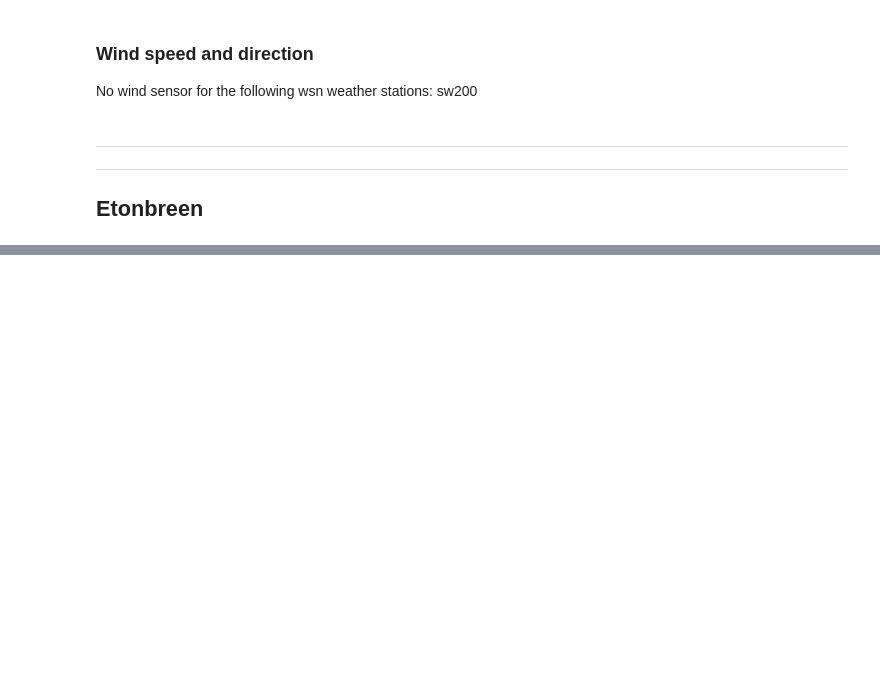
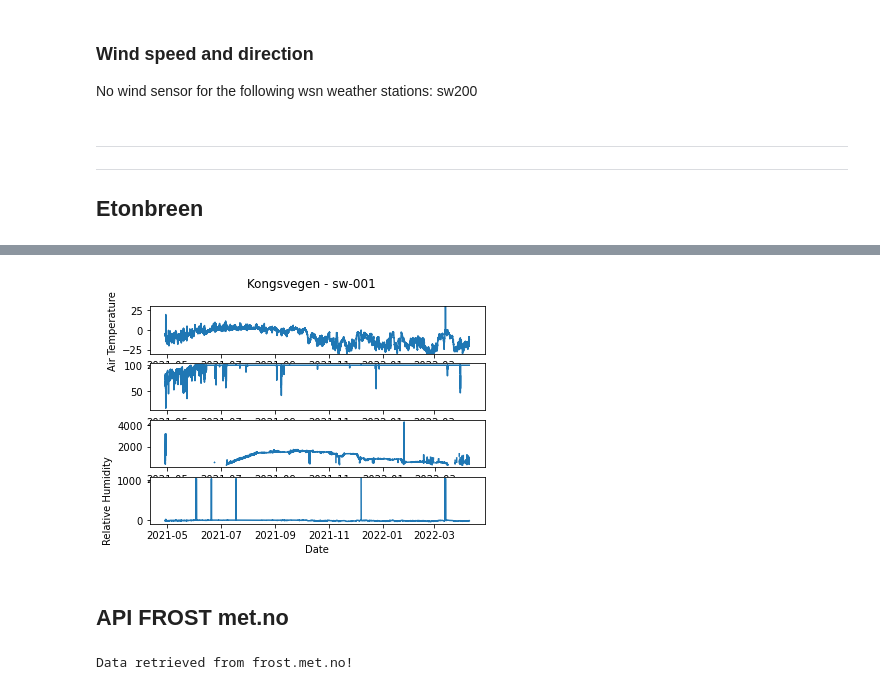
Before and after one commit to UiOHive/wsn_filters, a Jupyter notebook: plot_data_qc_netcdf.ipynb, the cells around one changed output, grey strips where cells are left out. Drawn from its saved outputs; the diff is of its cells as text; code cells hidden in the pictures; blank space fills up the shorter version.

```diff
--- a/plot_data_qc_netcdf.ipynb
+++ b/plot_data_qc_netcdf.ipynb
@@ -41,7 +41,7 @@ Data variables:
     time_coverage_end:         2021-08-20T16:00:00+00:00
     time_coverage_resolution:  P602S
 # %%
-x=sw125
+x=sw110
 a=x.ta.sel(time=slice('2021-05-01','2021-08-01')).mean(skipna=True)-273.15;print('MJJ T mean: {}'.format(a.values.round(2)))
 b=x.ta.sel(time=slice('2021-05-01','2021-06-01')).mean(skipna=True)-273.15;print('May T mean: {}'.format(b.values.round(2)))
 c=x.snd.sel(time=slice('2021-05-01','2021-06-01')).mean(skipna=True)*100;print('May snow mean: {}'.format(c.values.round(0)))
@@ -541,0 +548,23 @@ plt.show()
+# %%
+from wsn_client import query
+import datetime, os
+from matplotlib import pyplot
+import numpy as np
+import pandas as pd
+
+start = datetime.datetime(2021, 1, 1)
+end = datetime.datetime(2022, 9, 1)
+# Load data
+name='sw-001'
+var_oi = ['tmp_temperature', 'bme_hum', 'bme_pres', 'mb_distance', 'mlx_object']
+df = query.query('postgresql',fields=var_oi, name=name,
+                      time__gte=start, time__lte=end, limit=2000000000000)
+## Formatting
+# Replace Nones in empty lists by NaNs
+df = df.fillna(value=np.nan)
+# Assign NaNs to -9999 values
+df = df.replace('-9999',np.nan)
+# Remove column with time as number
+del df['time']
+df.mb_distance = df.mb_distance.apply(lambda x: np.median(np.array(x)))
+df.head()
@@ -541,0 +579,14 @@ plt.show()
+# %%
+# Plot
+fig, (ax1, ax2, ax3, ax4) = pyplot.subplots(4)
+fig.suptitle('Kongsvegen - sw-001')
+ax1.plot(df.tmp_temperature.loc[df.tmp_temperature<100])
+ax1.set(xlabel="Date", ylabel="Air Temperature", ylim=(-30,30))
+ax2.plot(df.bme_hum)
+ax3.plot(df.mb_distance)
+ax4.plot(df.mlx_object)
+pyplot.xlabel("Date")
+pyplot.ylabel("Relative Humidity")
+pyplot.show()
+# %% [output]
+[figure, added]
@@ -541,0 +596,2 @@ plt.show()
+# %% [markdown]
+## API FROST met.no
@@ -541,0 +617,11 @@ plt.show()
+# %%
+# Check if the request worked, print out any errors
+if r.status_code == 200:
+    data = json['data']
+    print('Data retrieved from frost.met.no!')
+else:
+    print('Error! Returned status code %s' % r.status_code)
+    print('Message: %s' % json['error']['message'])
+    print('Reason: %s' % json['error']['reason'])
+# %% [output]
+Data retrieved from frost.met.no!
```
Also changed, not shown: parts of 12 cells of this notebook, 3 other files.
